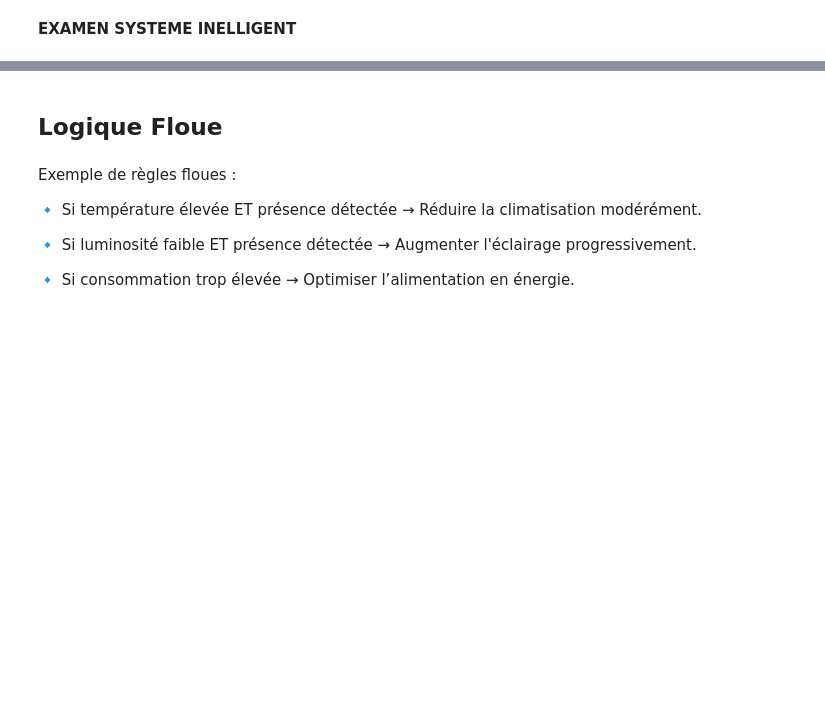
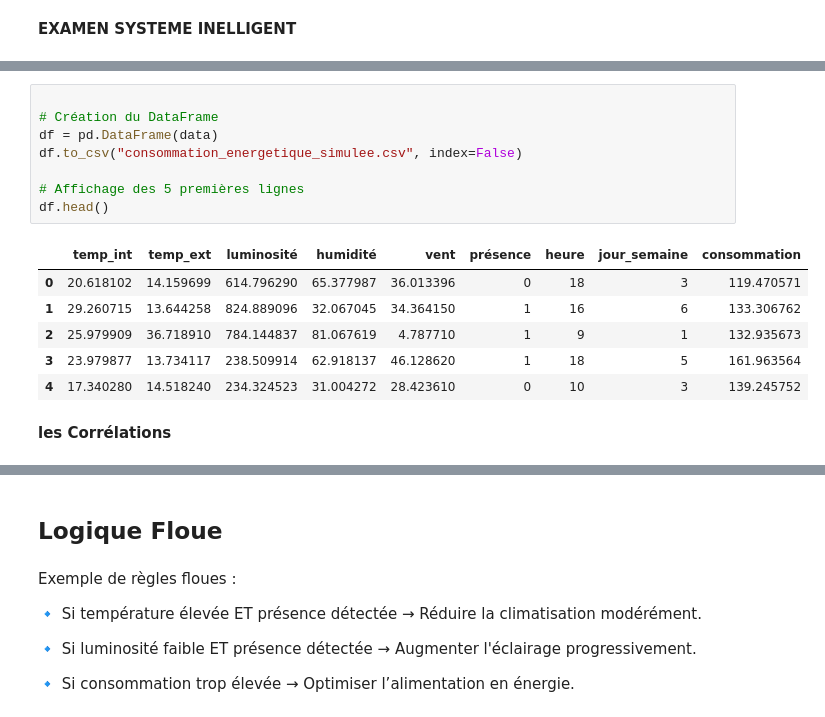
Before and after one commit to Dianamikolo/Machine-Learning, a Jupyter notebook: projet_datascience.ipynb, the cells around one changed output, grey strips where cells are left out. Drawn from its saved outputs; the diff is of its cells as text; blank space fills up the shorter version.

```diff
--- a/projet_datascience.ipynb
+++ b/projet_datascience.ipynb
@@ -58 +37,18 @@ Saving consommation_energetique.csv to consommation_energetique.csv
+# %%
+
+# Création du DataFrame
+df = pd.DataFrame(data)
+df.to_csv("consommation_energetique_simulee.csv", index=False)
+
+# Affichage des 5 premières lignes
+df.head()
+# %% [output]
+|  | temp_int | temp_ext | luminosité | humidité | vent | présence | heure | jour_semaine | consommation |
+| 0 | 20.618102 | 14.159699 | 614.796290 | 65.377987 | 36.013396 | 0 | 18 | 3 | 119.470571 |
+| 1 | 29.260715 | 13.644258 | 824.889096 | 32.067045 | 34.364150 | 1 | 16 | 6 | 133.306762 |
+| 2 | 25.979909 | 36.718910 | 784.144837 | 81.067619 | 4.787710 | 1 | 9 | 1 | 132.935673 |
+| 3 | 23.979877 | 13.734117 | 238.509914 | 62.918137 | 46.128620 | 1 | 18 | 5 | 161.963564 |
+| 4 | 17.340280 | 14.518240 | 234.324523 | 31.004272 | 28.423610 | 0 | 10 | 3 | 139.245752 |
+# %% [markdown]
+**les Corrélations**
 # %%
```
Also changed, not shown: parts of 26 cells of this notebook.
